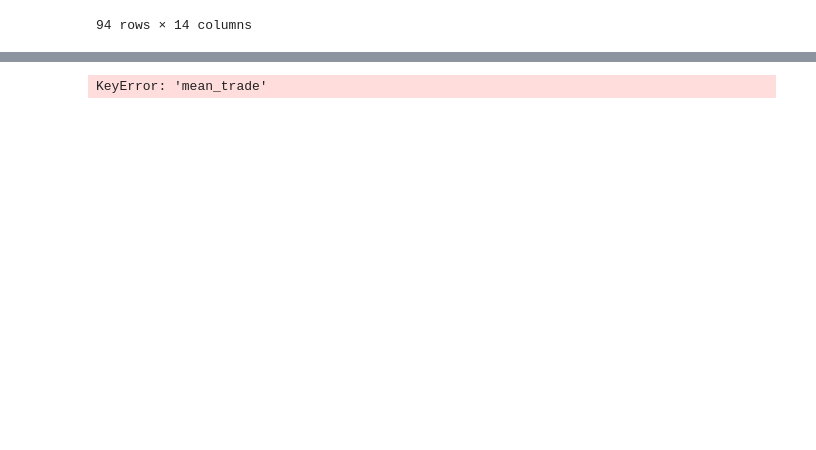
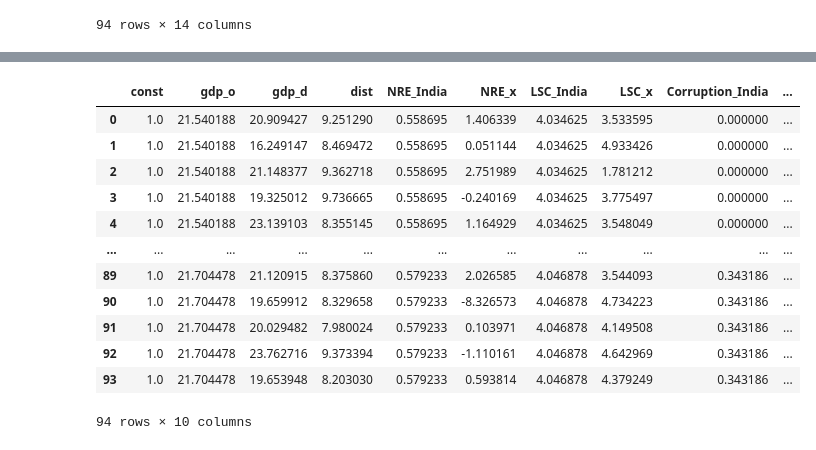
Before and after one commit to adityapentyala/ie-assignment, a Jupyter notebook: src/gravity_analysis.ipynb, the cells around one changed output, grey strips where cells are left out. Saved outputs shown, nothing was run; the diff lists cells and outputs as text; code cells hidden in the pictures; blank space fills up the shorter version.

```diff
--- a/src/gravity_analysis.ipynb
+++ b/src/gravity_analysis.ipynb
@@ -74,8 +75,22 @@ ln_df.dropna
 # %%
-X, y = create_regression_data_OLS(ln_df)
+X, y = create_regression_data_OLS(ln_df, [
+        'gdp_o', 'gdp_d', 'dist', 'NRE_India','NRE_x', 'LSC_India', 'LSC_x', 'Corruption_India', 'Corruption_X'
+    ], "tradeflow_baci")
 X
 # %% [output]
+|  | const | gdp_o | gdp_d | dist | NRE_India | NRE_x | LSC_India | LSC_x | Corruption_India | ... |
+| 0 | 1.0 | 21.540188 | 20.909427 | 9.251290 | 0.558695 | 1.406339 | 4.034625 | 3.533595 | 0.000000 | ... |
+| 1 | 1.0 | 21.540188 | 16.249147 | 8.469472 | 0.558695 | 0.051144 | 4.034625 | 4.933426 | 0.000000 | ... |
+| 2 | 1.0 | 21.540188 | 21.148377 | 9.362718 | 0.558695 | 2.751989 | 4.034625 | 1.781212 | 0.000000 | ... |
+| 3 | 1.0 | 21.540188 | 19.325012 | 9.736665 | 0.558695 | -0.240169 | 4.034625 | 3.775497 | 0.000000 | ... |
+| 4 | 1.0 | 21.540188 | 23.139103 | 8.355145 | 0.558695 | 1.164929 | 4.034625 | 3.548049 | 0.000000 | ... |
+| ... | ... | ... | ... | ... | ... | ... | ... | ... | ... | ... |
+| 89 | 1.0 | 21.704478 | 21.120915 | 8.375860 | 0.579233 | 2.026585 | 4.046878 | 3.544093 | 0.343186 | ... |
+| 90 | 1.0 | 21.704478 | 19.659912 | 8.329658 | 0.579233 | -8.326573 | 4.046878 | 4.734223 | 0.343186 | ... |
+| 91 | 1.0 | 21.704478 | 20.029482 | 7.980024 | 0.579233 | 0.103971 | 4.046878 | 4.149508 | 0.343186 | ... |
+| 92 | 1.0 | 21.704478 | 23.762716 | 9.373394 | 0.579233 | -1.110161 | 4.046878 | 4.642969 | 0.343186 | ... |
+| 93 | 1.0 | 21.704478 | 19.653948 | 8.203030 | 0.579233 | 0.593814 | 4.046878 | 4.379249 | 0.343186 | ... |
-KeyError: 'mean_trade'
+94 rows × 10 columns
 # %%
 y
 # %% [output]
```
Also changed, not shown: parts of 5 cells of this notebook, 3 other files.
